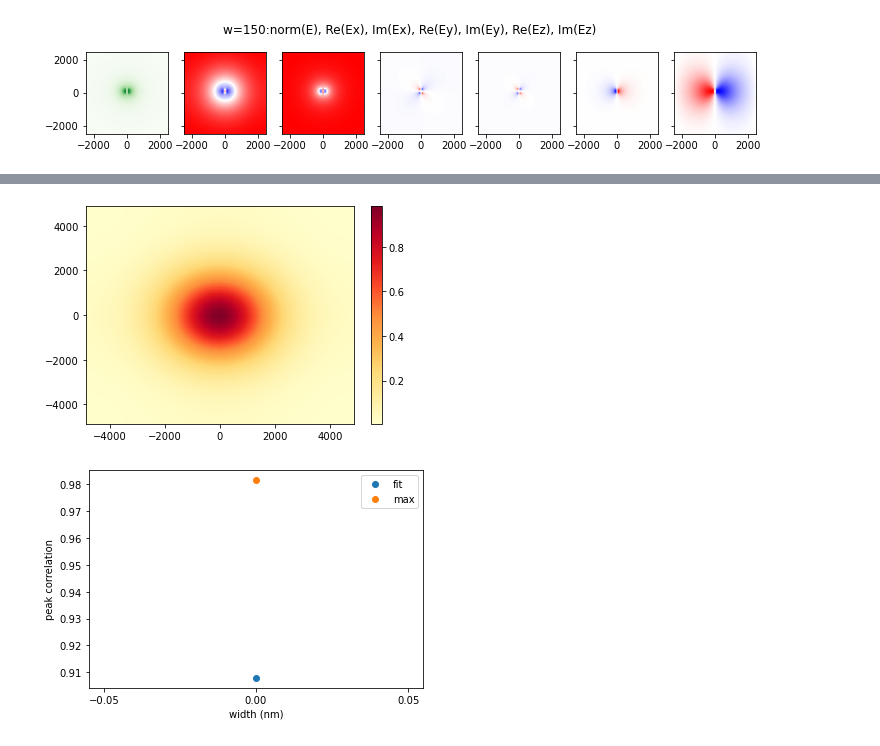
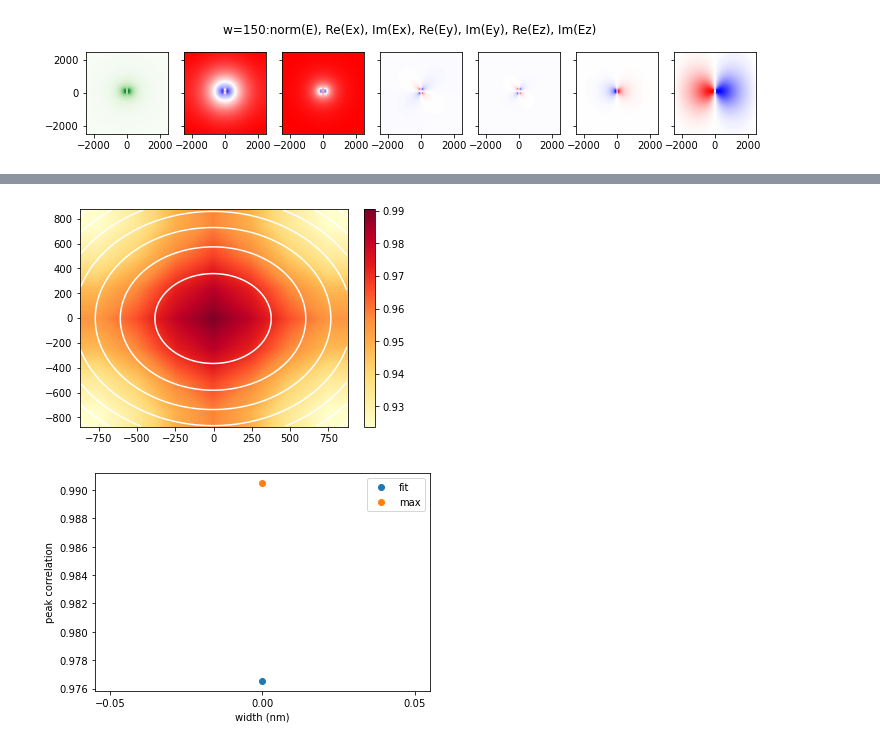
Before and after one commit to polnops/mode_overlap, a Jupyter notebook: mode_overlap.ipynb, the cells around one changed output, grey strips where cells are left out. Saved outputs shown, nothing was run; the diff lists cells and outputs as text; code cells hidden in the pictures.

```diff
--- a/mode_overlap.ipynb
+++ b/mode_overlap.ipynb
@@ -46,10 +46,10 @@ convolveComplex1(dat_fiber, dat, param_list,
 # %%
-convolveComplex1(dat_fiber, dat_fiber, [0],
-                 bound=5000, scale = 1,
+convolveComplex(dat_fiber, dat_fiber, [0],
+                 bound=1000, scale = 1,
                  res=150j, plotflag1 = True,
-                 plotflag2=True, fitflag= False,
+                 plotflag2=True, fitflag= True,
                  i=0)
 # %% [output]
-[figure, old version]
+[figure, new version]
-[figure, old version]
+[figure, new version]
 # %%
```
Also changed, not shown: parts of 2 cells of this notebook.
